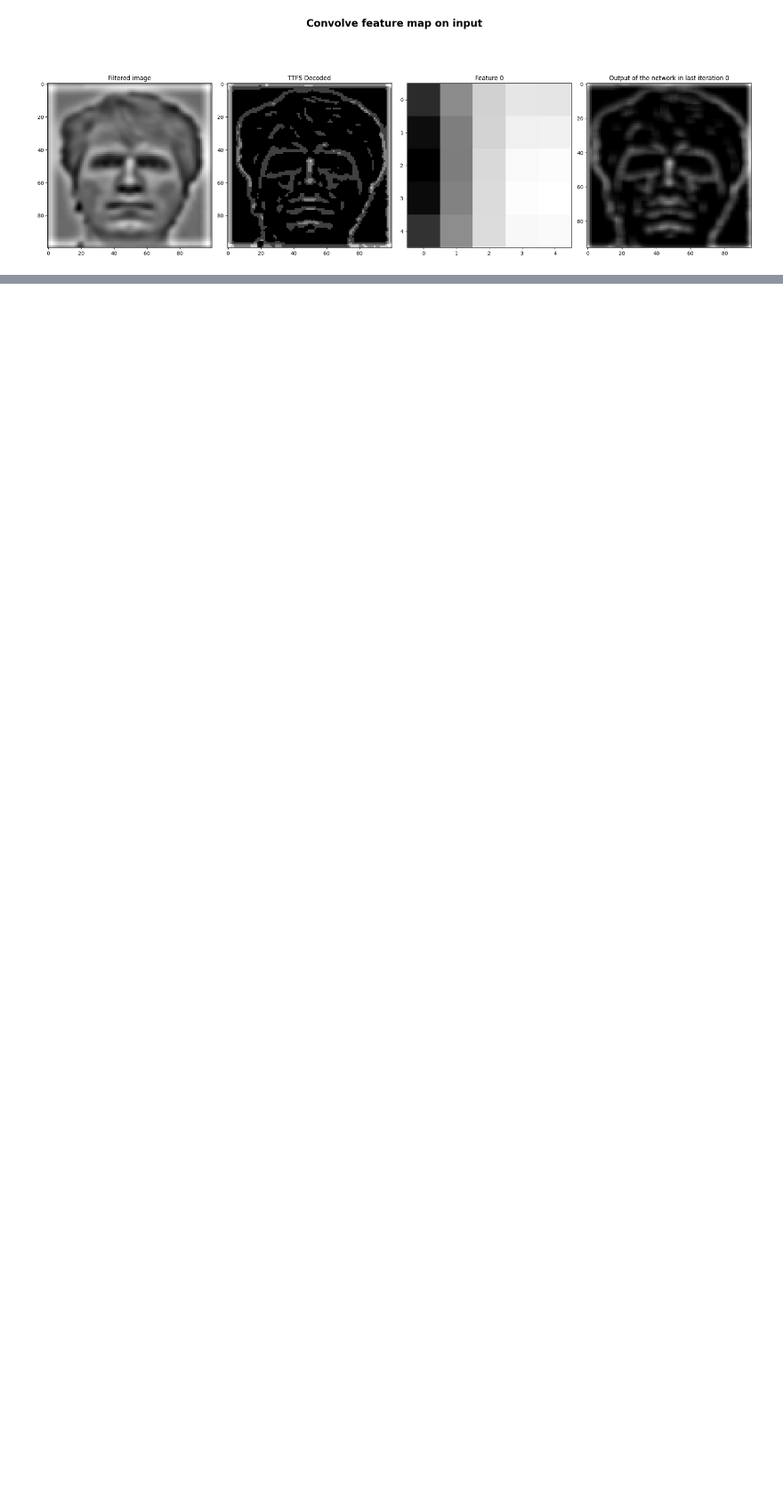
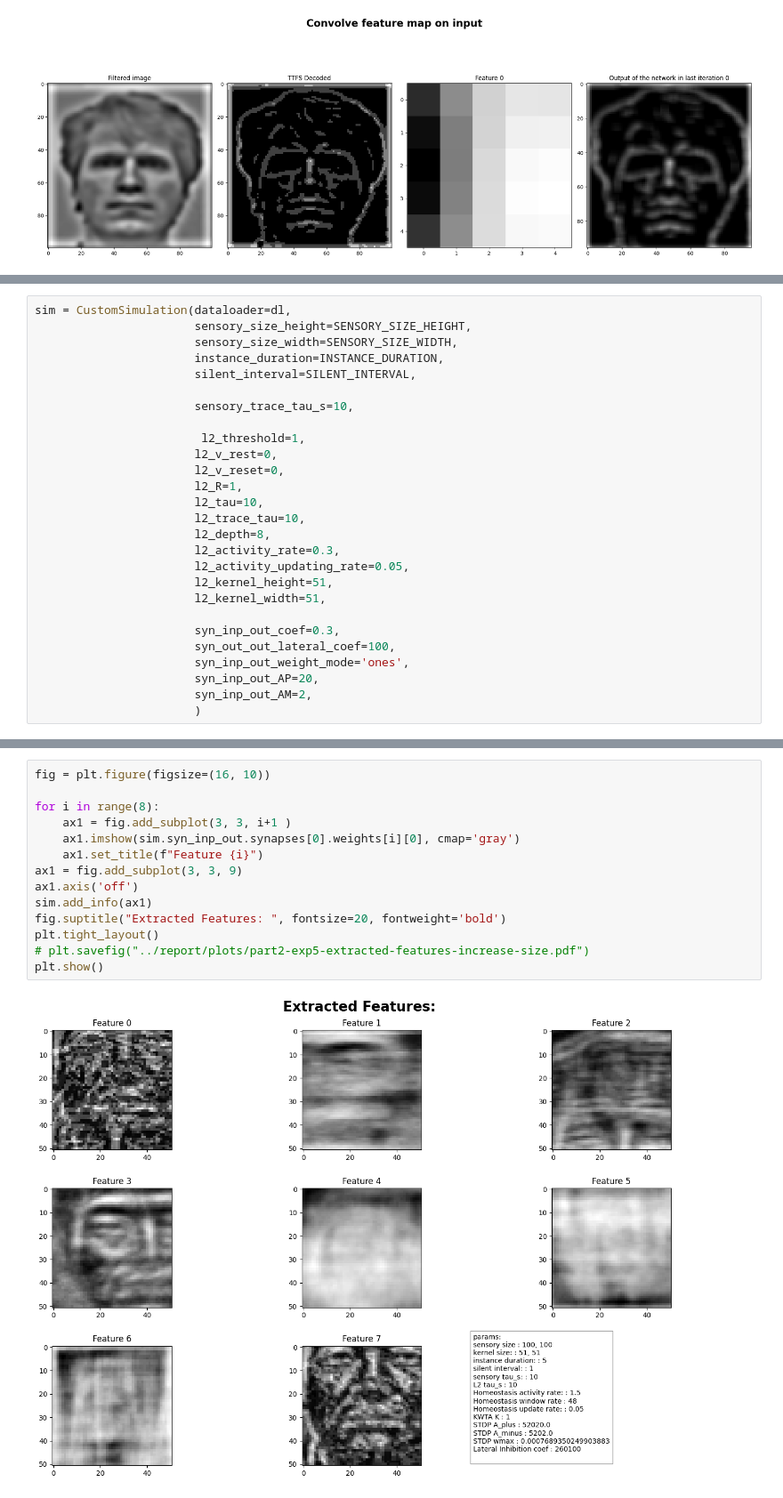
Before and after one commit to Amir-Entezari/neuroscience-convolutional-spiking-neural-network, a Jupyter notebook: notebooks/part2.ipynb, the cells around one changed output, grey strips where cells are left out. Shown at 89% size. Drawn from its saved outputs; the diff is of its cells as text; blank space fills up the shorter version.

Commit message:
feat(experiment): experiment the model with big kernel size

```diff
--- a/notebooks/part2.ipynb
+++ b/notebooks/part2.ipynb
@@ -896,0 +925,27 @@ plt.show()
+# %%
+sim = CustomSimulation(dataloader=dl,
+                       sensory_size_height=SENSORY_SIZE_HEIGHT,
+                       sensory_size_width=SENSORY_SIZE_WIDTH,
+                       instance_duration=INSTANCE_DURATION,
+                       silent_interval=SILENT_INTERVAL,
+
+                       sensory_trace_tau_s=10,
+
+                        l2_threshold=1,
+                       l2_v_rest=0,
+                       l2_v_reset=0,
+                       l2_R=1,
+                       l2_tau=10,
+                       l2_trace_tau=10,
+                       l2_depth=8,
+                       l2_activity_rate=0.3,
+                       l2_activity_updating_rate=0.05,
+                       l2_kernel_height=51,
+                       l2_kernel_width=51,
+
+                       syn_inp_out_coef=0.3,
+                       syn_out_out_lateral_coef=100,
+                       syn_inp_out_weight_mode='ones',
+                       syn_inp_out_AP=20,
+                       syn_inp_out_AM=2,
+                       )
@@ -896,0 +965,16 @@ plt.show()
+# %%
+fig = plt.figure(figsize=(16, 10))
+
+for i in range(8):
+    ax1 = fig.add_subplot(3, 3, i+1 )
+    ax1.imshow(sim.syn_inp_out.synapses[0].weights[i][0], cmap='gray')
+    ax1.set_title(f"Feature {i}")
+ax1 = fig.add_subplot(3, 3, 9)
+ax1.axis('off')
+sim.add_info(ax1)
+fig.suptitle("Extracted Features: ", fontsize=20, fontweight='bold')
+plt.tight_layout()
+# plt.savefig("../report/plots/part2-exp5-extracted-features-increase-size.pdf")
+plt.show()
+# %% [output]
+[figure, added]
```
Also changed, not shown: parts of 4 cells of this notebook.
